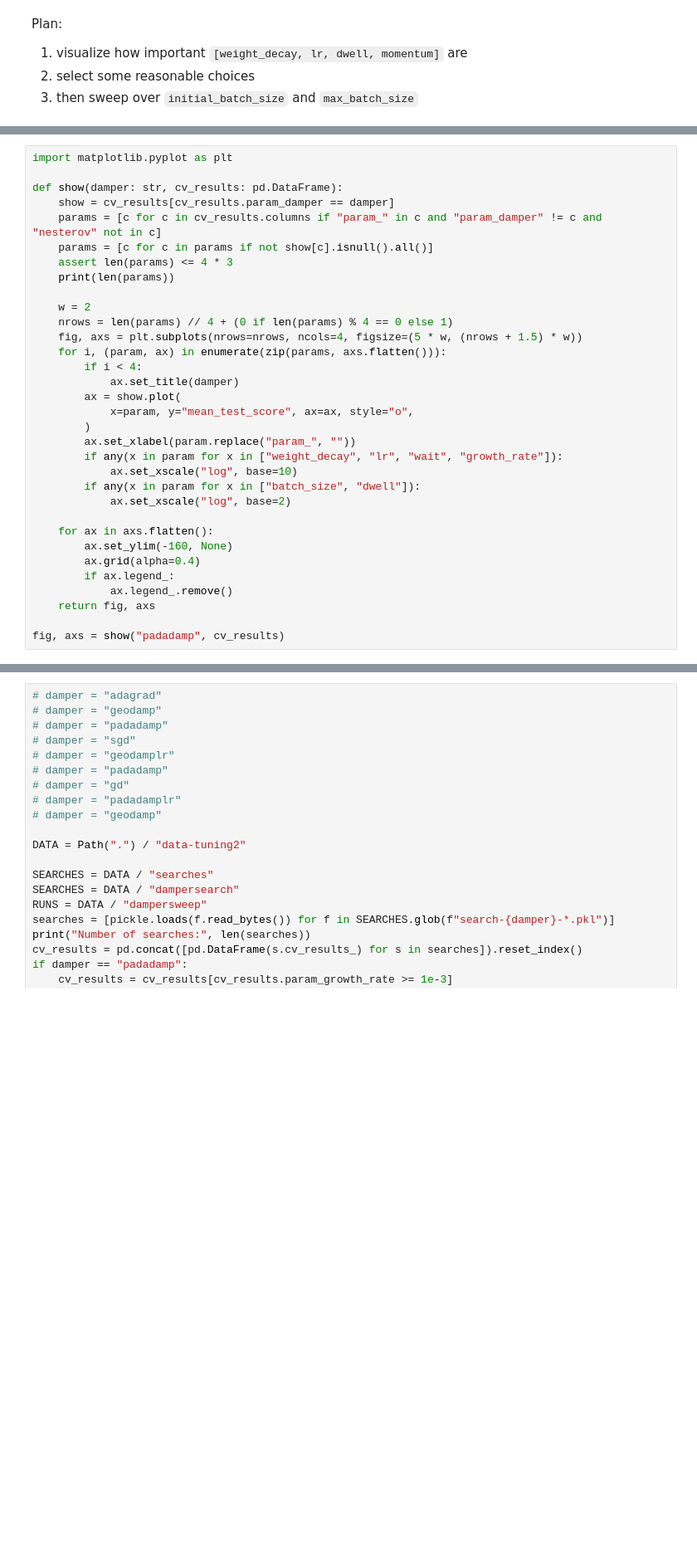
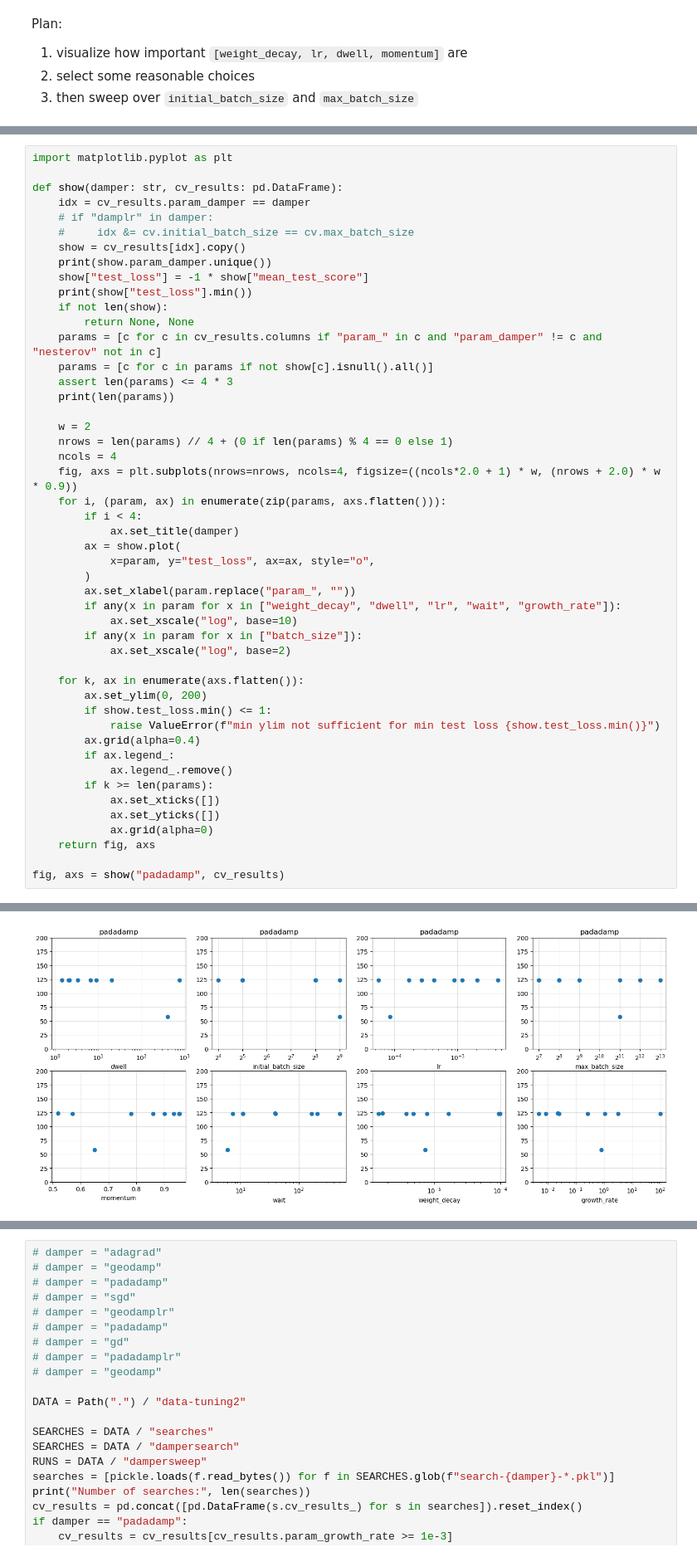
Before and after one commit to stsievert/adadamp-experiments, a Jupyter notebook: exp-autoencoder/viz-random-search.ipynb, the cells around one changed output, grey strips where cells are left out. Shown: that part at 83% size. Cells and saved outputs as stored; diff of their text form; blank space fills up the shorter version.

```diff
--- a/exp-autoencoder/viz-random-search.ipynb
+++ b/exp-autoencoder/viz-random-search.ipynb
@@ -24,7 +34,15 @@ cv_results.sample(n=5)
 import matplotlib.pyplot as plt
 
 def show(damper: str, cv_results: pd.DataFrame):
-    show = cv_results[cv_results.param_damper == damper]
+    idx = cv_results.param_damper == damper
+    # if "damplr" in damper:
+    #     idx &= cv.initial_batch_size == cv.max_batch_size
+    show = cv_results[idx].copy()
+    print(show.param_damper.unique())
+    show["test_loss"] = -1 * show["mean_test_score"]
+    print(show["test_loss"].min())
+    if not len(show):
+        return None, None
     params = [c for c in cv_results.columns if "param_" in c and "param_damper" != c and "nesterov" not in c]
     params = [c for c in params if not show[c].isnull().all()]
     assert len(params) <= 4 * 3
@@ -32,24 +50,32 @@ def show(damper: str, cv_results: pd.DataFrame):
 
     w = 2
     nrows = len(params) // 4 + (0 if len(params) % 4 == 0 else 1)
-    fig, axs = plt.subplots(nrows=nrows, ncols=4, figsize=(5 * w, (nrows + 1.5) * w))
+    ncols = 4
+    fig, axs = plt.subplots(nrows=nrows, ncols=4, figsize=((ncols*2.0 + 1) * w, (nrows + 2.0) * w * 0.9))
     for i, (param, ax) in enumerate(zip(params, axs.flatten())):
         if i < 4:
             ax.set_title(damper)
         ax = show.plot(
-            x=param, y="mean_test_score", ax=ax, style="o",
+            x=param, y="test_loss", ax=ax, style="o",
         )
         ax.set_xlabel(param.replace("param_", ""))
-        if any(x in param for x in ["weight_decay", "lr", "wait", "growth_rate"]):
+        if any(x in param for x in ["weight_decay", "dwell", "lr", "wait", "growth_rate"]):
             ax.set_xscale("log", base=10)
-        if any(x in param for x in ["batch_size", "dwell"]):
+        if any(x in param for x in ["batch_size"]):
             ax.set_xscale("log", base=2)
 
-    for ax in axs.flatten():
-        ax.set_ylim(-160, None)
+    for k, ax in enumerate(axs.flatten()):
+        ax.set_ylim(0, 200)
+        if show.test_loss.min() <= 1:
+            raise ValueError(f"min ylim not sufficient for min test loss {show.test_loss.min()}")
         ax.grid(alpha=0.4)
         if ax.legend_:
             ax.legend_.remove()
+        if k >= len(params):
+            ax.set_xticks([])
+            ax.set_yticks([])
+            ax.grid(alpha=0)
     return fig, axs
 
 fig, axs = show("padadamp", cv_results)
+# %% [output]
@@ -56,2 +85,3 @@ fig, axs = show("padadamp", cv_results)
+[figure, added]
 # %%
 fig, axs = show("padadamplr", cv_results)
```
Also changed, not shown: parts of 12 cells of this notebook, 1 other file.
